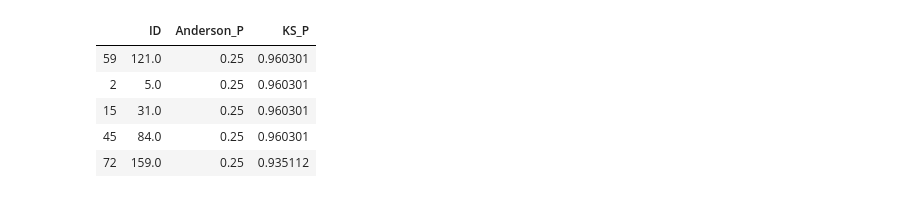
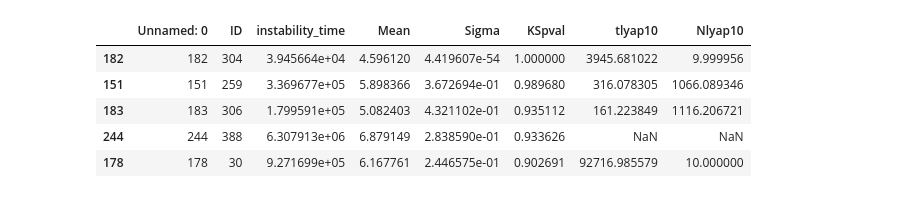
Before and after one commit to Naireen/StabilitySetImage, a Jupyter notebook: Analysis/Resonant_Plotting_Distrbutions.ipynb, the cells around one changed output. Cells and saved outputs as stored; diff of their text form; code cells hidden in the pictures.

```diff
--- a/Analysis/Resonant_Plotting_Distrbutions.ipynb
+++ b/Analysis/Resonant_Plotting_Distrbutions.ipynb
@@ -4,6 +4,7 @@ import matplotlib.pyplot as plt
 import pandas as pd
 from scipy.stats import norm
 # %%
-info = pd.read_csv("../csvs/resonant/Gaussian_Fits_317.csv")
+info = pd.read_csv("../csvs/resonant_summary.csv")
+info = info[(info['Mean'] < 7) & (info['Mean'] > 4)]
 info.head()
 # %% [output]
@@ -26,13 +17,13 @@ significance_scores.head()
 # %%
-ranked_scores = significance_scores.sort_values("KS_P", ascending=False)
+ranked_scores = info.sort_values("KSpval", ascending=False)
 ranked_scores.head()
 # %% [output]
-|  | ID | Anderson_P | KS_P |
-| 59 | 121.0 | 0.25 | 0.960301 |
-| 2 | 5.0 | 0.25 | 0.960301 |
-| 15 | 31.0 | 0.25 | 0.960301 |
-| 45 | 84.0 | 0.25 | 0.960301 |
-| 72 | 159.0 | 0.25 | 0.935112 |
+|  | Unnamed: 0 | ID | instability_time | Mean | Sigma | KSpval | tlyap10 | Nlyap10 |
+| 182 | 182 | 304 | 3.945664e+04 | 4.596120 | 4.419607e-54 | 1.000000 | 3945.681022 | 9.999956 |
+| 151 | 151 | 259 | 3.369677e+05 | 5.898366 | 3.672694e-01 | 0.989680 | 316.078305 | 1066.089346 |
+| 183 | 183 | 306 | 1.799591e+05 | 5.082403 | 4.321102e-01 | 0.935112 | 161.223849 | 1116.206721 |
+| 244 | 244 | 388 | 6.307913e+06 | 6.879149 | 2.838590e-01 | 0.933626 | NaN | NaN |
+| 178 | 178 | 30 | 9.271699e+05 | 6.167761 | 2.446575e-01 | 0.902691 | 92716.985579 | 10.000000 |
 # %%
 def plot_random_hists( planet_systems,title=None):
     ncol, nrow = 3,len(planet_systems)//3
```
Also changed, not shown: parts of 4 cells of this notebook, 1 other file.
